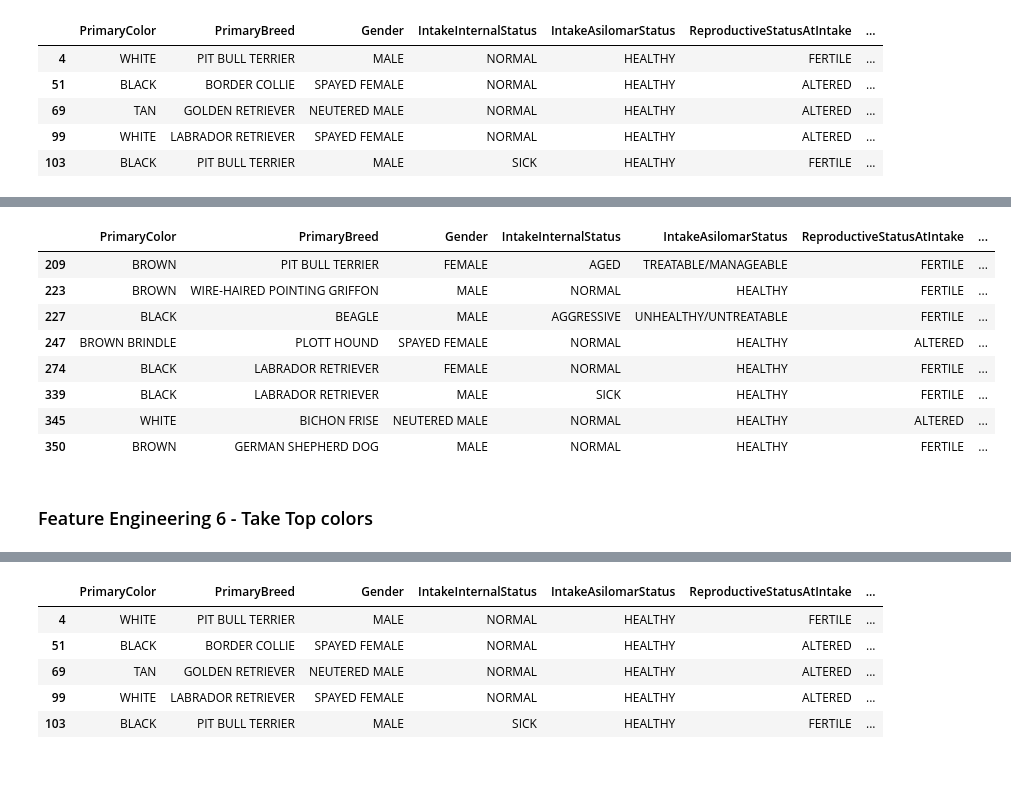
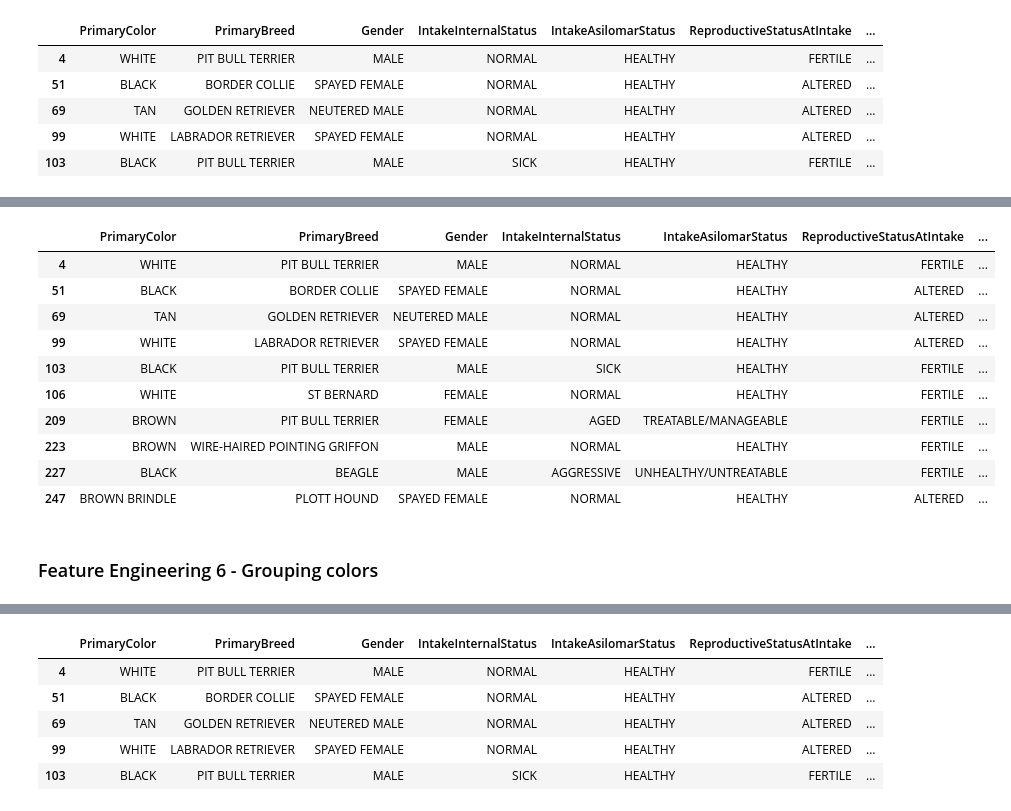
Before and after one commit to kellypriest/project-3, a Jupyter notebook: Final_Model.ipynb, the cells around one changed output, grey strips where cells are left out. Saved outputs shown, nothing was run; the diff lists cells and outputs as text; code cells hidden in the pictures; blank space fills up the shorter version.

Commit message:
Pushing FINAL CLEANED Louisville csv and notebook

```diff
--- a/Final_Model.ipynb
+++ b/Final_Model.ipynb
@@ -671,0 +650,9 @@ df4.loc[200:410, :]
+# %%
+df4.loc[df4['PrimaryBreed'].str.contains('ST BERNARD - ROUGH COATED'), 'PrimaryBreed'] = df4.loc[df4['PrimaryBreed'].str.contains('ST BERNARD - ROUGH COATED'), 'PrimaryBreed'].str.replace('ST BERNARD - ROUGH COATED', 'ST BERNARD')
+df4.loc[df4['PrimaryBreed'].str.contains('ST BERNARD - SMOOTH COATED'), 'PrimaryBreed'] = df4.loc[df4['PrimaryBreed'].str.contains('ST BERNARD - SMOOTH COATED'), 'PrimaryBreed'].str.replace('ST BERNARD - SMOOTH COATED', 'ST BERNARD')
+# %%
+df4.loc[df4['PrimaryBreed'].str.contains('DACHSHUND - LONGHAIRED'), 'PrimaryBreed'] = df4.loc[df4['PrimaryBreed'].str.contains('DACHSHUND - LONGHAIRED'), 'PrimaryBreed'].str.replace('DACHSHUND - LONGHAIRED', 'DACHSHUND')
+df4.loc[df4['PrimaryBreed'].str.contains('DACHSHUND - WIREHAIRED'), 'PrimaryBreed'] = df4.loc[df4['PrimaryBreed'].str.contains('DACHSHUND - WIREHAIRED'), 'PrimaryBreed'].str.replace('DACHSHUND - WIREHAIRED', 'DACHSHUND')
+# %%
+breed_counts2 = df4['PrimaryBreed'].value_counts()
+breed_counts2.head(26)
@@ -672,18 +677,22 @@ df4.loc[200:410, :]
 # %%
-# Filter at
-breed_others = set(breed_counts[breed_counts < 337].index)
-df4['TopBreed'] = df4['PrimaryBreed'].replace(list(breed_others), 'Other')
+# Taking the cleaned PrimaryBreed and taking the top 25.  Filter at 329.
+# Creating a new column called TopBreed.
+
+breed_others = set(breed_counts2[breed_counts2 < 328].index)
+df4['TopBreed'] = df4['PrimaryBreed'].replace(list(breed_others), 'OTHER')
-# %%
-df4.loc[200:410, :]
-# %% [output]
-|  | PrimaryColor | PrimaryBreed | Gender | IntakeInternalStatus | IntakeAsilomarStatus | ReproductiveStatusAtIntake | ... |
-| 209 | BROWN | PIT BULL TERRIER | FEMALE | AGED | TREATABLE/MANAGEABLE | FERTILE | ... |
-| 223 | BROWN | WIRE-HAIRED POINTING GRIFFON | MALE | NORMAL | HEALTHY | FERTILE | ... |
-| 227 | BLACK | BEAGLE | MALE | AGGRESSIVE | UNHEALTHY/UNTREATABLE | FERTILE | ... |
-| 247 | BROWN BRINDLE | PLOTT HOUND | SPAYED FEMALE | NORMAL | HEALTHY | ALTERED | ... |
-| 274 | BLACK | LABRADOR RETRIEVER | FEMALE | NORMAL | HEALTHY | FERTILE | ... |
-| 339 | BLACK | LABRADOR RETRIEVER | MALE | SICK | HEALTHY | FERTILE | ... |
-| 345 | WHITE | BICHON FRISE | NEUTERED MALE | NORMAL | HEALTHY | ALTERED | ... |
-| 350 | BROWN | GERMAN SHEPHERD DOG | MALE | NORMAL | HEALTHY | FERTILE | ... |
+# %%
+df4.head(10)
+# %% [output]
+|  | PrimaryColor | PrimaryBreed | Gender | IntakeInternalStatus | IntakeAsilomarStatus | ReproductiveStatusAtIntake | ... |
+| 4 | WHITE | PIT BULL TERRIER | MALE | NORMAL | HEALTHY | FERTILE | ... |
+| 51 | BLACK | BORDER COLLIE | SPAYED FEMALE | NORMAL | HEALTHY | ALTERED | ... |
+| 69 | TAN | GOLDEN RETRIEVER | NEUTERED MALE | NORMAL | HEALTHY | ALTERED | ... |
+| 99 | WHITE | LABRADOR RETRIEVER | SPAYED FEMALE | NORMAL | HEALTHY | ALTERED | ... |
+| 103 | BLACK | PIT BULL TERRIER | MALE | SICK | HEALTHY | FERTILE | ... |
+| 106 | WHITE | ST BERNARD | FEMALE | NORMAL | HEALTHY | FERTILE | ... |
+| 209 | BROWN | PIT BULL TERRIER | FEMALE | AGED | TREATABLE/MANAGEABLE | FERTILE | ... |
+| 223 | BROWN | WIRE-HAIRED POINTING GRIFFON | MALE | NORMAL | HEALTHY | FERTILE | ... |
+| 227 | BLACK | BEAGLE | MALE | AGGRESSIVE | UNHEALTHY/UNTREATABLE | FERTILE | ... |
+| 247 | BROWN BRINDLE | PLOTT HOUND | SPAYED FEMALE | NORMAL | HEALTHY | ALTERED | ... |
 # %% [markdown]
-### Feature Engineering 6 - Take Top colors
+### Feature Engineering 6 - Grouping colors
```
Also changed, not shown: parts of 57 cells of this notebook, 6 other files.
